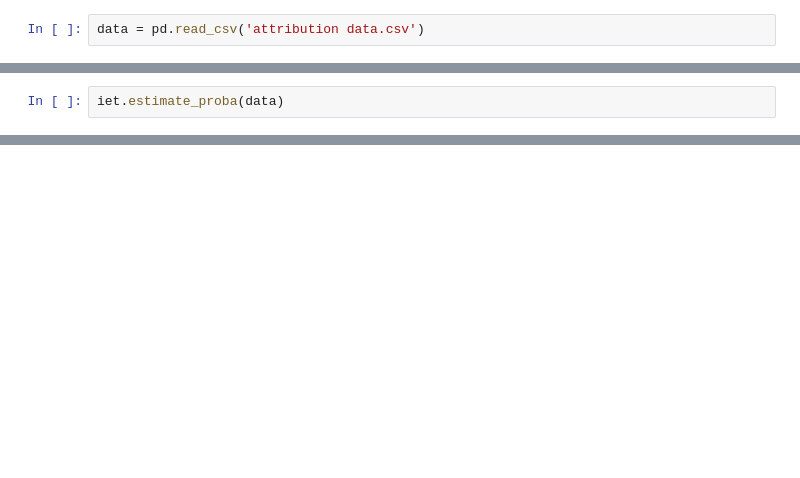
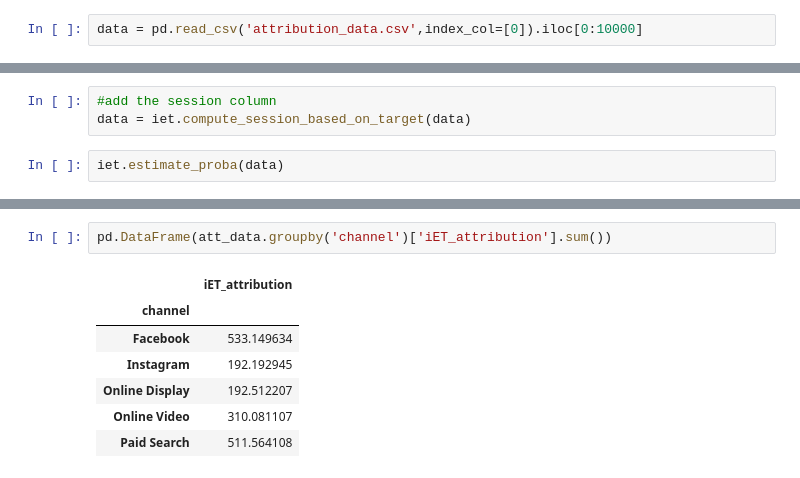
Before and after one commit to dandolodavid/iET, a Jupyter notebook: notebook/iET.ipynb, the cells around one changed output, grey strips where cells are left out. Drawn from its saved outputs; the diff is of its cells as text; blank space fills up the shorter version.

```diff
--- a/notebook/iET.ipynb
+++ b/notebook/iET.ipynb
@@ -9,4 +9,4 @@ import pandas as pd
 import numpy as np
 from iET.iET import iET
 # %%
-data = pd.read_csv('attribution data.csv')
+data = pd.read_csv('attribution_data.csv',index_col=[0]).iloc[0:10000]
@@ -24,3 +30,6 @@ iet = iET(touchpoint_colname = 'channel', target_colname = 'conversion_value', c
+# %%
+#add the session column
+data = iet.compute_session_based_on_target(data)
 # %%
 iet.estimate_proba(data)
 # %%
@@ -39,3 +69,13 @@ scores
+# %%
+pd.DataFrame(att_data.groupby('channel')['iET_attribution'].sum())
+# %% [output]
+|  | iET_attribution |
+| channel |  |
+| Facebook | 533.149634 |
+| Instagram | 192.192945 |
+| Online Display | 192.512207 |
+| Online Video | 310.081107 |
+| Paid Search | 511.564108 |
 # %%
 iet.plot()
 # %% [output]
```
Also changed, not shown: parts of 12 cells of this notebook, 5 other files.
